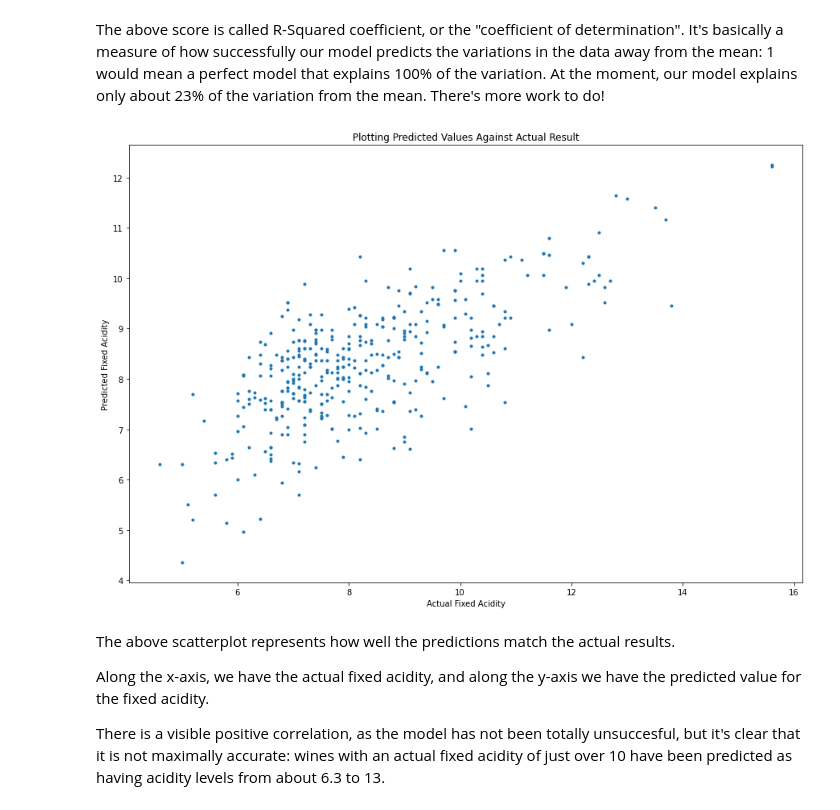
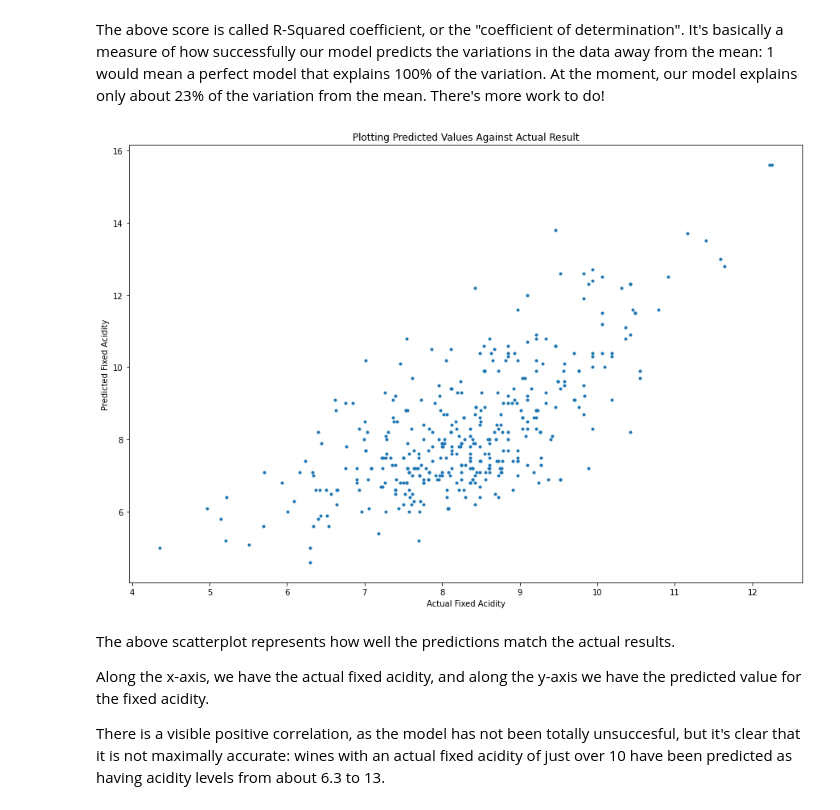
Before and after one commit to dj-m/StatisticalModeling, a Jupyter notebook: notebooks/RedWineDataset.ipynb, the cells around one changed output. Saved outputs shown, nothing was run; the diff lists cells and outputs as text; code cells hidden in the pictures.

```diff
--- a/notebooks/RedWineDataset.ipynb
+++ b/notebooks/RedWineDataset.ipynb
@@ -302,7 +302,7 @@ To be sure, for our first model, we're only going to focus on two variables: fix
 We'll be using [sklearn](https://scikit-learn.org/stable/modules/generated/sklearn.model_selection.train_test_split.html) here. Don't worry if not all of the syntax makes sense; just follow the rationale for what we're doing.
 # %%
 # Subsetting our data into our dependent and independent variables.
-X = df.density
+X = df.density.values.reshape(-1,1)
 y = df['fixed.acidity']
 
 # Split the data. This line uses the sklearn function train_test_split().
@@ -334,17 +333,16 @@ rModel.score(X_train1,y_train)
 The above score is called R-Squared coefficient, or the "coefficient of determination". It's basically a measure of how successfully our model predicts the variations in the data away from the mean: 1 would mean a perfect model that explains 100% of the variation. At the moment, our model explains only about 23% of the variation from the mean. There's more work to do!
 # %%
 # Use the model to make predictions about our test data
-X_test1 = X_test.values.reshape(-1,1)
-pred = rModel.predict(X_test1)
+predict = rModel.predict(X_test)
 # %%
 # Let's plot the predictions against the actual result. Use scatter()
 _ = plt.figure(figsize=(15,10))
 _ = plt.title('Plotting Predicted Values Against Actual Result')
 _ = plt.xlabel('Actual Fixed Acidity')
 _ = plt.ylabel('Predicted Fixed Acidity')
-_ = plt.scatter(y_test,pred,marker = '.',linestyle='None')
+_ = plt.scatter(pred,y_test,marker = '.',linestyle='None')
 # %% [output]
-[figure, old version]
+[figure, new version]
 # %% [markdown]
 The above scatterplot represents how well the predictions match the actual results.
 
```
Also changed, not shown: parts of 4 cells of this notebook.
